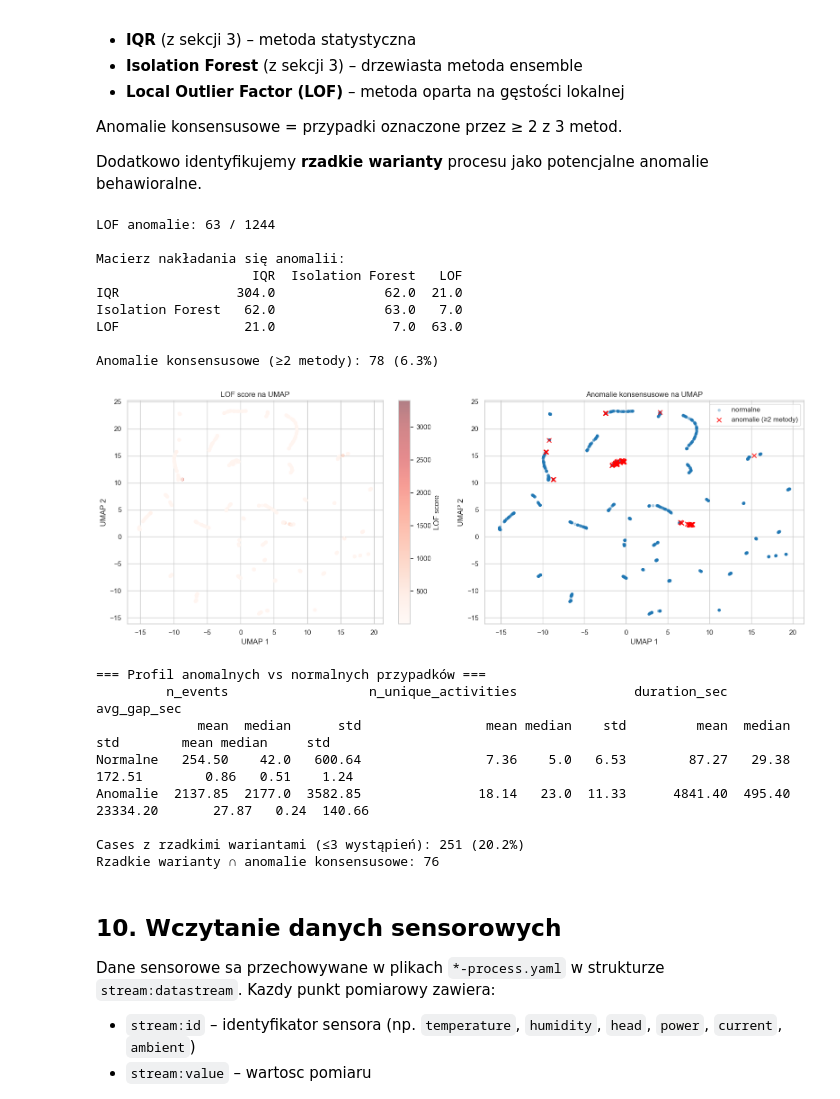
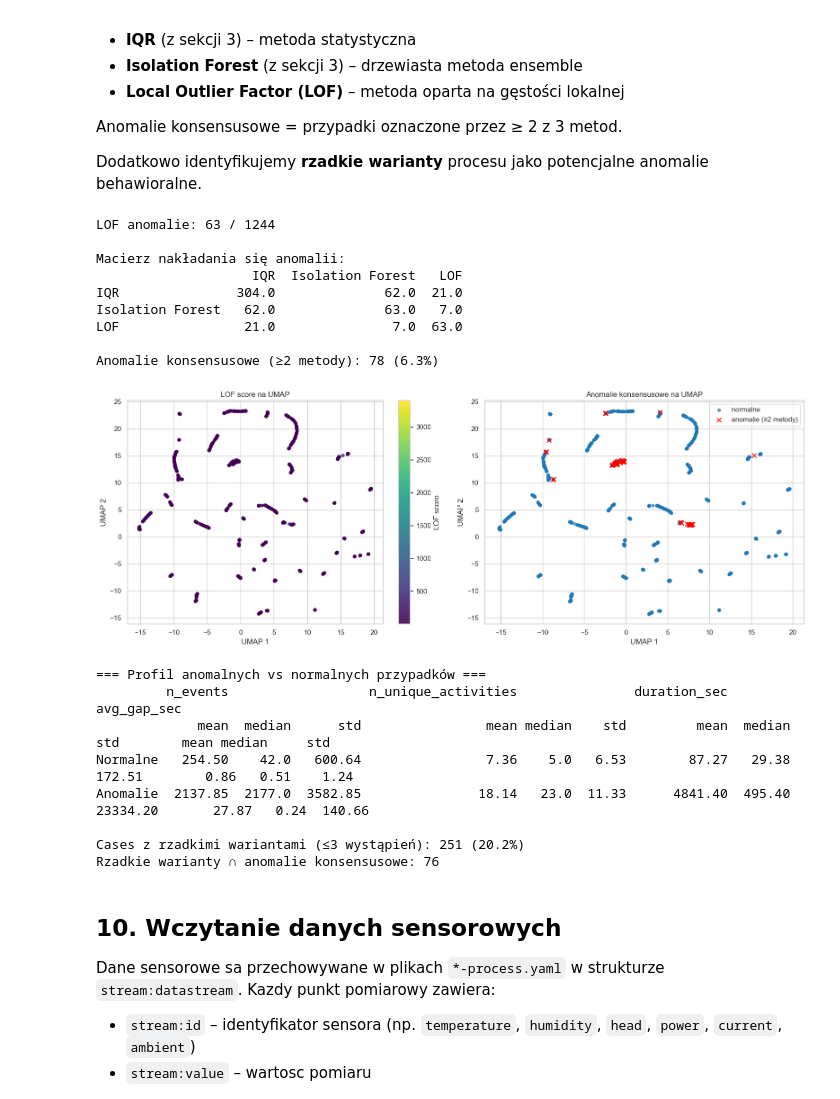
Before and after one commit to midusza04/MAPB, a Jupyter notebook: milestone2_cotton_candy.ipynb, the cells around one changed output. Cells and saved outputs as stored; diff of their text form; code cells hidden in the pictures.

```diff
--- a/milestone2_cotton_candy.ipynb
+++ b/milestone2_cotton_candy.ipynb
@@ -879,7 +886,7 @@ Anomalie konsensusowe = przypadki oznaczone przez ≥ 2 z 3 metod.
 
 Dodatkowo identyfikujemy **rzadkie warianty** procesu jako potencjalne anomalie behawioralne.
 # %%
-# === 9.1 Local Outlier Factor ===
+# Local Outlier Factor
 lof = LocalOutlierFactor(n_neighbors=20, contamination=0.05)
 case_stats["lof_outlier"] = lof.fit_predict(X_scaled) == -1
 lof_scores = -lof.negative_outlier_factor_
@@ -887,7 +894,7 @@ case_stats["lof_score"] = lof_scores
 
 print(f"LOF anomalie: {case_stats['lof_outlier'].sum()} / {len(case_stats)}")
 
-# === 9.2 Porównanie trzech metod ===
+# Porównanie trzech metod
 anomaly_methods = {
     "IQR": case_stats["iqr_outlier"],
     "Isolation Forest": case_stats["iso_outlier"],
@@ -912,12 +919,12 @@ case_stats["anomaly_consensus"] = (
 n_consensus = case_stats["anomaly_consensus"].sum()
 print(f"\nAnomalie konsensusowe (≥2 metody): {n_consensus} ({n_consensus/len(case_stats)*100:.1f}%)")
 
-# === 9.3 Wizualizacja anomalii na UMAP ===
+# Wizualizacja anomalii na UMAP
 fig, axes = plt.subplots(1, 2, figsize=(16, 6))
 
 # LOF score
 sc = axes[0].scatter(X_umap[:, 0], X_umap[:, 1],
-                     c=lof_scores, cmap="Reds", alpha=0.5, s=20)
+                     c=lof_scores, cmap="viridis", alpha=0.9, s=20)
 plt.colorbar(sc, ax=axes[0], label="LOF score")
 axes[0].set_title("LOF score na UMAP")
 axes[0].set_xlabel("UMAP 1")
@@ -926,9 +933,10 @@ axes[0].set_ylabel("UMAP 2")
 # Konsensus anomalii
 normal = ~case_stats["anomaly_consensus"].values
 axes[1].scatter(X_umap[normal, 0], X_umap[normal, 1],
-                alpha=0.3, s=15, c="#1f77b4", label="normalne")
+                alpha=0.7, s=20, c="#1f77b4", label="normalne")
 axes[1].scatter(X_umap[~normal, 0], X_umap[~normal, 1],
-                alpha=0.8, s=50, c="red", marker="x", label="anomalie (≥2 metody)")
+                alpha=0.9, s=50, c="red", marker="x", linewidths=1.5,
+                label="anomalie (≥2 metody)")
 axes[1].set_title("Anomalie konsensusowe na UMAP")
 axes[1].set_xlabel("UMAP 1")
 axes[1].set_ylabel("UMAP 2")
@@ -937,38 +945,38 @@ axes[1].legend()
 plt.tight_layout()
 plt.show()
 
-# === 9.4 Profil anomalnych vs normalnych ===
+# Profil anomalnych vs normalnych
 print("\n=== Profil anomalnych vs normalnych przypadków ===")
 comparison = case_stats.groupby("anomaly_consensus")[
     ["n_events", "n_unique_activities", "duration_sec", "avg_gap_sec"]
 ].agg(["mean", "median", "std"])
 comparison.index = ["Normalne", "Anomalie"]
 print(comparison.round(2))
 
-# === 9.5 Rzadkie warianty jako anomalie behawioralne ===
+# Rzadkie warianty jako anomalie behawioralne
 variant_freq_map = case_variants.map(variant_counts)
 case_stats["variant_freq"] = variant_freq_map.reindex(case_stats["case_id"]).values
 
 rare_threshold = 3
 case_stats["rare_variant"] = case_stats["variant_freq"] <= rare_threshold
 n_rare = case_stats["rare_variant"].sum()
 print(f"\nCases z rzadkimi wariantami (≤{rare_threshold} wystąpień): "
       f"{n_rare} ({n_rare/len(case_stats)*100:.1f}%)")
 
 # Czy rzadkie warianty pokrywają się z anomaliami?
 rare_and_anomaly = (case_stats["rare_variant"] & case_stats["anomaly_consensus"]).sum()
 print(f"Rzadkie warianty ∩ anomalie konsensusowe: {rare_and_anomaly}")
 # %% [output]
 LOF anomalie: 63 / 1244
 
 Macierz nakładania się anomalii:
                     IQR  Isolation Forest   LOF
 IQR               304.0              62.0  21.0
 Isolation Forest   62.0              63.0   7.0
 LOF                21.0               7.0  63.0
 
 Anomalie konsensusowe (≥2 metody): 78 (6.3%)
-[figure, old version]
+[figure, new version]
 === Profil anomalnych vs normalnych przypadków ===
          n_events                  n_unique_activities               duration_sec                   avg_gap_sec
              mean  median      std                mean median    std         mean  median       std        mean median     std
```
Also changed, not shown: parts of 10 cells of this notebook.
